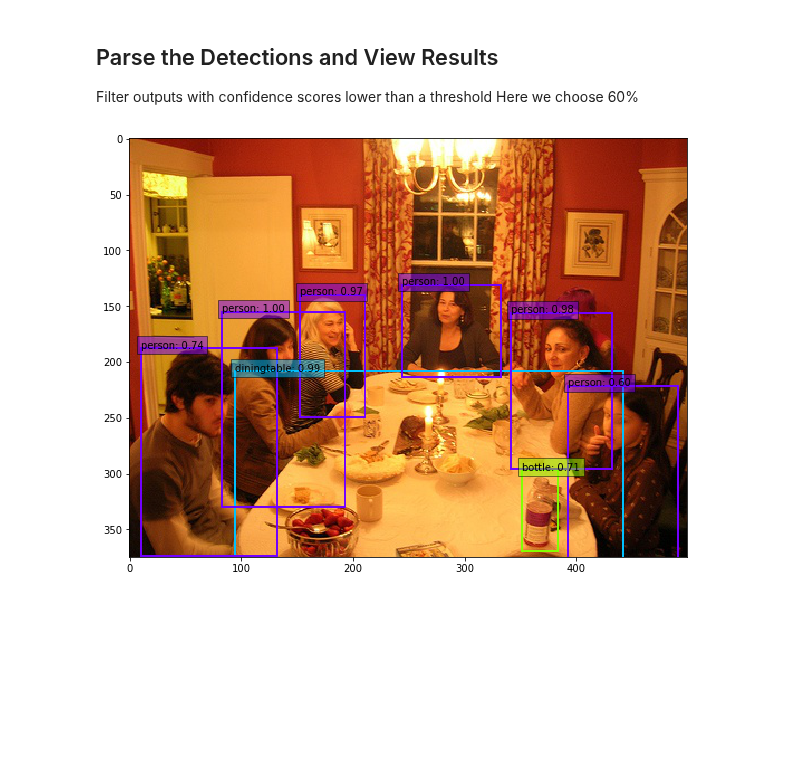
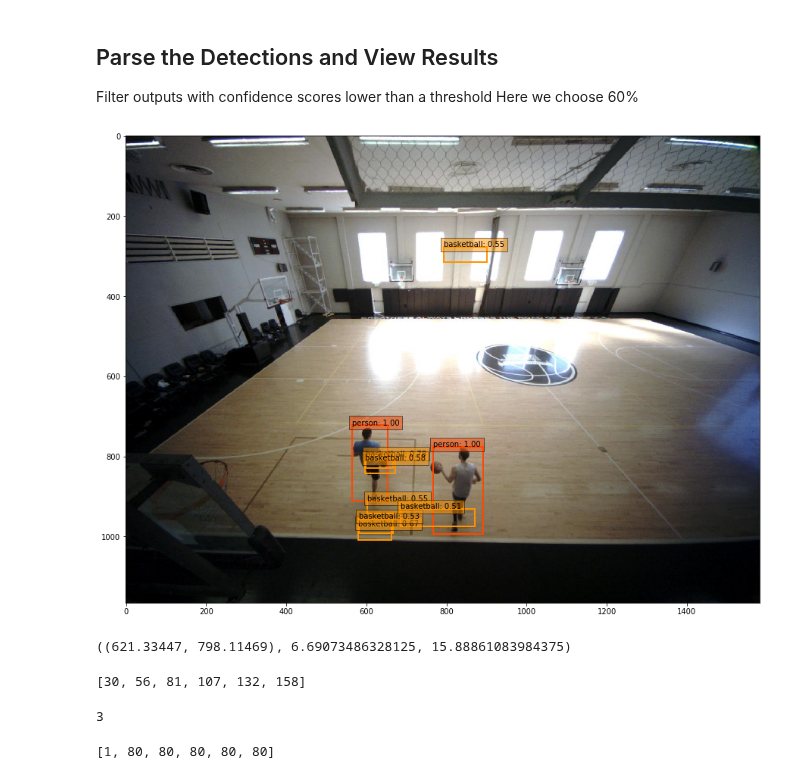
Before and after one commit to amdegroot/ssd.pytorch, a Jupyter notebook: demo/demo.ipynb, the cells around one changed output. Cells and saved outputs as stored; diff of their text form; code cells hidden in the pictures; blank space fills up the shorter version.

Commit message:
changes to train on bhjc

```diff
--- a/demo/demo.ipynb
+++ b/demo/demo.ipynb
@@ -28,8 +28,11 @@ from ssd import build_ssd
     and number of object classes to score (21 for VOC dataset)
 2. Next we load pretrained weights on the VOC0712 trainval dataset
 # %%
-net = build_ssd('test', 300, 21)    # initialize SSD
-net.load_weights('../weights/ssd300_mAP_77.43_v2.pth')
+net = build_ssd('test', 300, 3)    # initialize SSD 21 classes
+# net.load_weights('weights/ssd300_mAP_77.43_v2.pth')
+# net.load_weights('weights/ssd300_mAP_77.43_v2.pth')
+weight_file = 'weights/ssd1166_bhjctrained_finalv2_20180314153338.pth'
+net.load_weights(weight_file)
 # %% [output]
 Loading weights into state dict...
 Finished!
@@ -59,10 +82,15 @@ For SSD, at test time we use a custom BaseTransform callable to
 resize our image to 300x300, subtract the dataset's mean rgb values,
 and swap the color channels for input to SSD300.
 # %%
-x = cv2.resize(image, (300, 300)).astype(np.float32)
-x -= (104.0, 117.0, 123.0)
+x = cv2.resize(image, (1166, 1166)).astype(np.float32)
+# x = cv2.resize(image, (300, 300)).astype(np.float32)
+# x -= (104, 117, 123)  #VOC means
+# x -= (103, 100, 94)   #BHJC means
+
+# plt.imshow(x.astype(int))
+x = x[:, :, ::-1].copy()
 x = x.astype(np.float32)
-x = x[:, :, ::-1].copy()
-plt.imshow(x)
+
 x = torch.from_numpy(x).permute(2, 0, 1)
+x.shape
 # %% [output]
@@ -80,28 +126,47 @@ y = net(xx)
 Filter outputs with confidence scores lower than a threshold
 Here we choose 60%
 # %%
-from data import VOC_CLASSES as labels
-top_k=10
+# from data import VOC_CLASSES as labels
+from data.bhjc20180123_bball.bhjc import CLASSES as labels
+top_k = 10
 
-plt.figure(figsize=(10,10))
+plt.figure(figsize=(15, 15))
 colors = plt.cm.hsv(np.linspace(0, 1, 21)).tolist()
 plt.imshow(rgb_image)  # plot the image for matplotlib
 currentAxis = plt.gca()
 
 detections = y.data
 # scale each detection back up to the image
 scale = torch.Tensor(rgb_image.shape[1::-1]).repeat(2)
 for i in range(detections.size(1)):
+# for i in [2]:  # just label people
     j = 0
-    while detections[0,i,j,0] >= 0.6:
-        score = detections[0,i,j,0]
+    while detections[0, i, j, 0] >= .5:
+        score = detections[0, i, j, 0]
         label_name = labels[i-1]
         display_txt = '%s: %.2f'%(label_name, score)
         pt = (detections[0,i,j,1:]*scale).cpu().numpy()
         coords = (pt[0], pt[1]), pt[2]-pt[0]+1, pt[3]-pt[1]+1
+        # print(label_name, score, coords)
         color = colors[i]
         currentAxis.add_patch(plt.Rectangle(*coords, fill=False, edgecolor=color, linewidth=2))
-        currentAxis.text(pt[0], pt[1], display_txt, bbox={'facecolor':color, 'alpha':0.5})
-        j+=1
+        currentAxis.text(pt[0], pt[1], display_txt, bbox={'facecolor': color, 'alpha': 0.5})
+        j += 1
 # %% [output]
-[figure, old version]
+[figure, new version]
+# %%
+coords
+# %% [output]
+((621.33447, 798.11469), 6.69073486328125, 15.88861083984375)
+# %%
+net.priorbox.max_sizes
+# %% [output]
+[30, 56, 81, 107, 132, 158]
+# %%
+detections.size(1)
+# %% [output]
+3
+# %%
+net.priorbox.min_sizes
+# %% [output]
+[1, 80, 80, 80, 80, 80]
```
Also changed, not shown: parts of 8 cells of this notebook, 8 other files.
